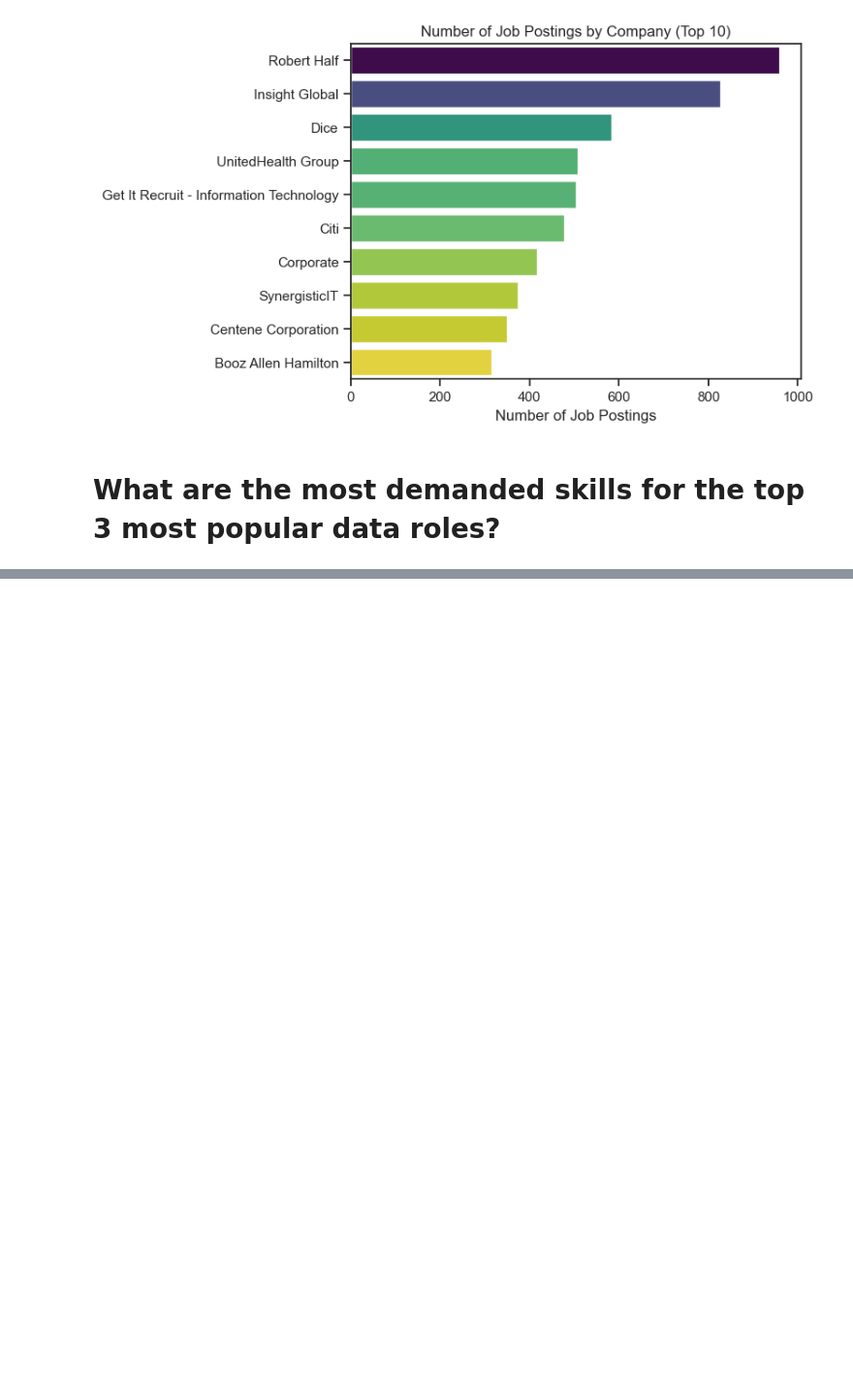
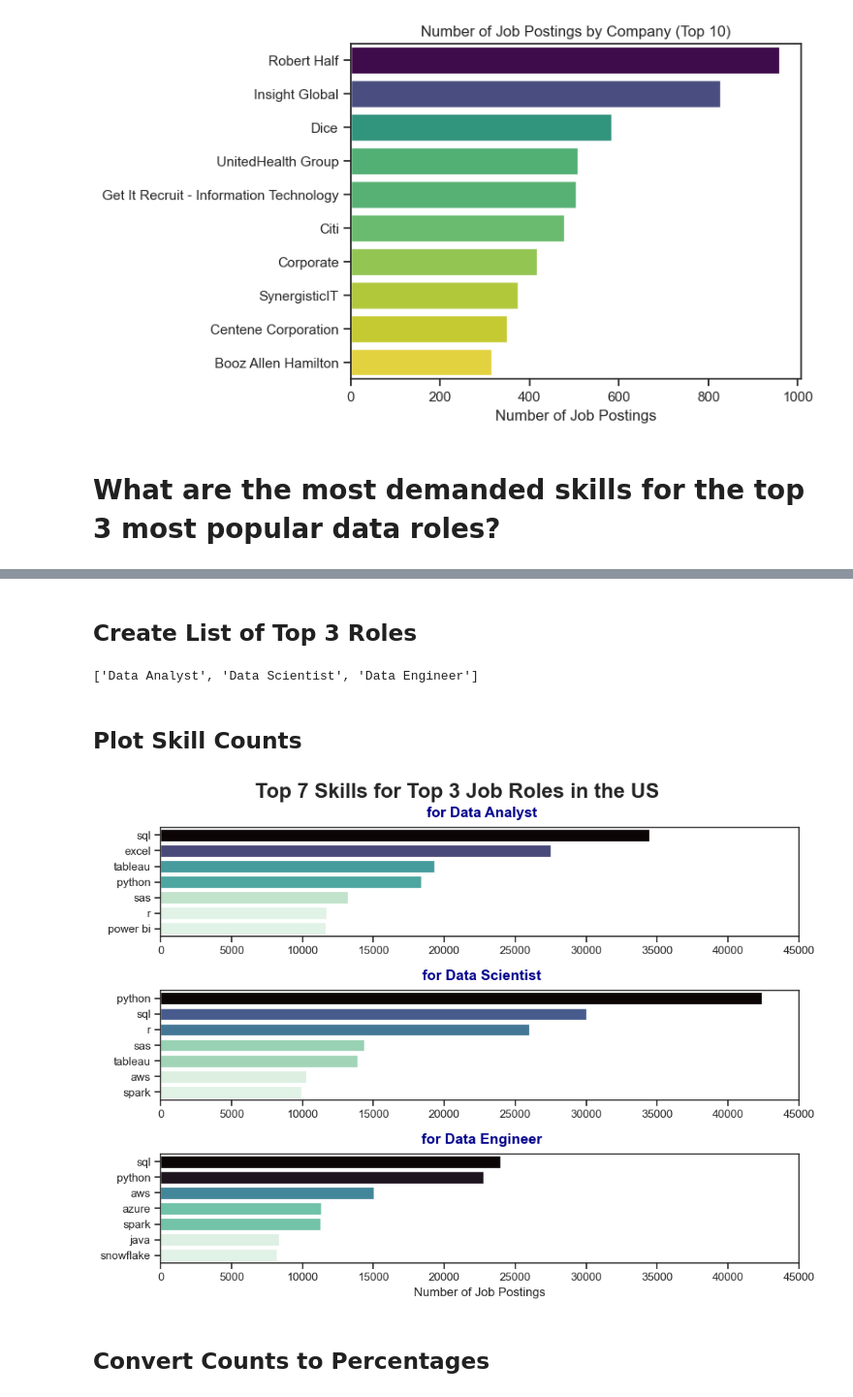
Before and after one commit to Regragui-Mohammed/Data-Analytics-Job-Market-Analysis-2023, a Jupyter notebook: Part/1.1.ipynb, the cells around one changed output, grey strips where cells are left out. Shown at 97% size. Saved outputs shown, nothing was run; the diff lists cells and outputs as text; code cells hidden in the pictures; blank space fills up the shorter version.

```diff
--- a/Part/1.1.ipynb
+++ b/Part/1.1.ipynb
@@ -218,0 +222,4 @@ plt.show()
+# %%
+df_US = df[df['job_country'] == 'United States'].copy()
+df_US_exploded = df_US.explode('job_skills')
+df_US_exploded[['job_title_short', 'job_skills']]
@@ -218,0 +242,4 @@ plt.show()
+# %%
+df_US_exploded_gr = df_US_exploded.groupby(['job_title_short', 'job_skills']).size().reset_index(name = 'skill_count').sort_values(by = 'skill_count', ascending=False)
+
+df_US_exploded_gr
@@ -218,0 +260,49 @@ plt.show()
+# %% [markdown]
+## Create List of Top 3 Roles
+# %%
+top3_roles = df_US['job_title_short'].value_counts().head(3).index
+top3_roles = top3_roles.to_list()
+top3_roles
+# %% [output]
+['Data Analyst', 'Data Scientist', 'Data Engineer']
+# %% [markdown]
+## Plot Skill Counts
+# %%
+# Plot Skill Counts
+fig , ax = plt.subplots(3, 1, figsize = (10,7))
+
+# Plotting bar plots for top 3 roles
+for i, job_t in enumerate(top3_roles):
+    sns.set_theme(style='ticks')
+    df_US_exploded_gr_plot = df_US_exploded_gr[df_US_exploded_gr['job_title_short'] == job_t].head(7)  # 7 top skills
+    sns.barplot(data = df_US_exploded_gr_plot,
+                x = 'skill_count',
+                y = 'job_skills',
+                ax = ax[i],
+                hue = 'skill_count',
+                palette = 'mako_r',
+                legend=False
+                )
+    ax[i].set_title(f' for {job_t}',           #setting title
+                     fontsize=14,
+                     pad = 10,                 #spacing between title and plot
+                     fontweight="bold",        #bold font
+                     color="darkblue",
+                     loc="center",
+                     )
+
+    ax[i].set_xlabel('')
+
+    if i == 2:
+      ax[i].set_xlabel('Number of Job Postings') # Adding xlabel only to the last plot
+
+    ax[i].set_ylabel('')
+    ax[i].set_xlim(0, 45000)
+
+plt.tight_layout()
+plt.suptitle('Top 7 Skills for Top 3 Job Roles in the US', y=1.02, fontsize=20, fontweight="bold")
+plt.show()
+# %% [output]
+[figure, added]
+# %% [markdown]
+## Convert Counts to Percentages
```
Also changed, not shown: parts of 16 cells of this notebook, 1 other file.
